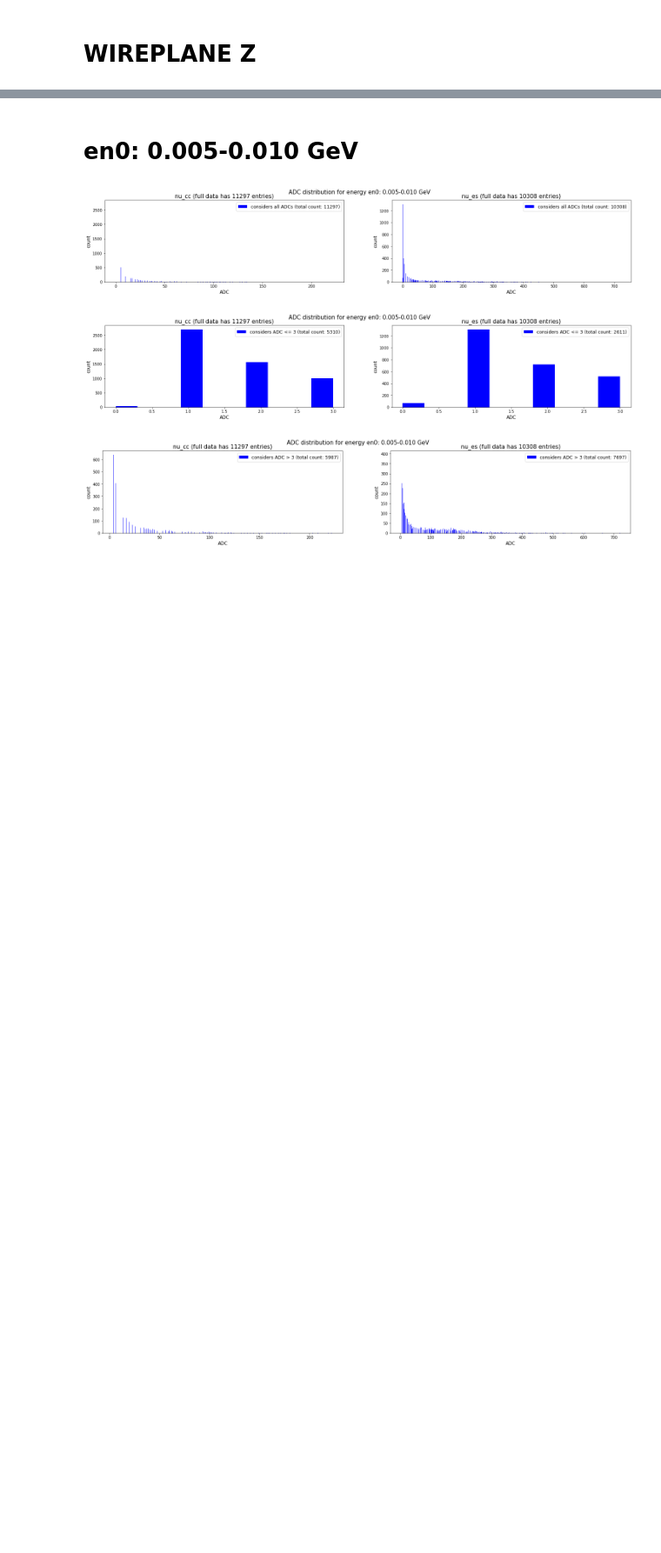
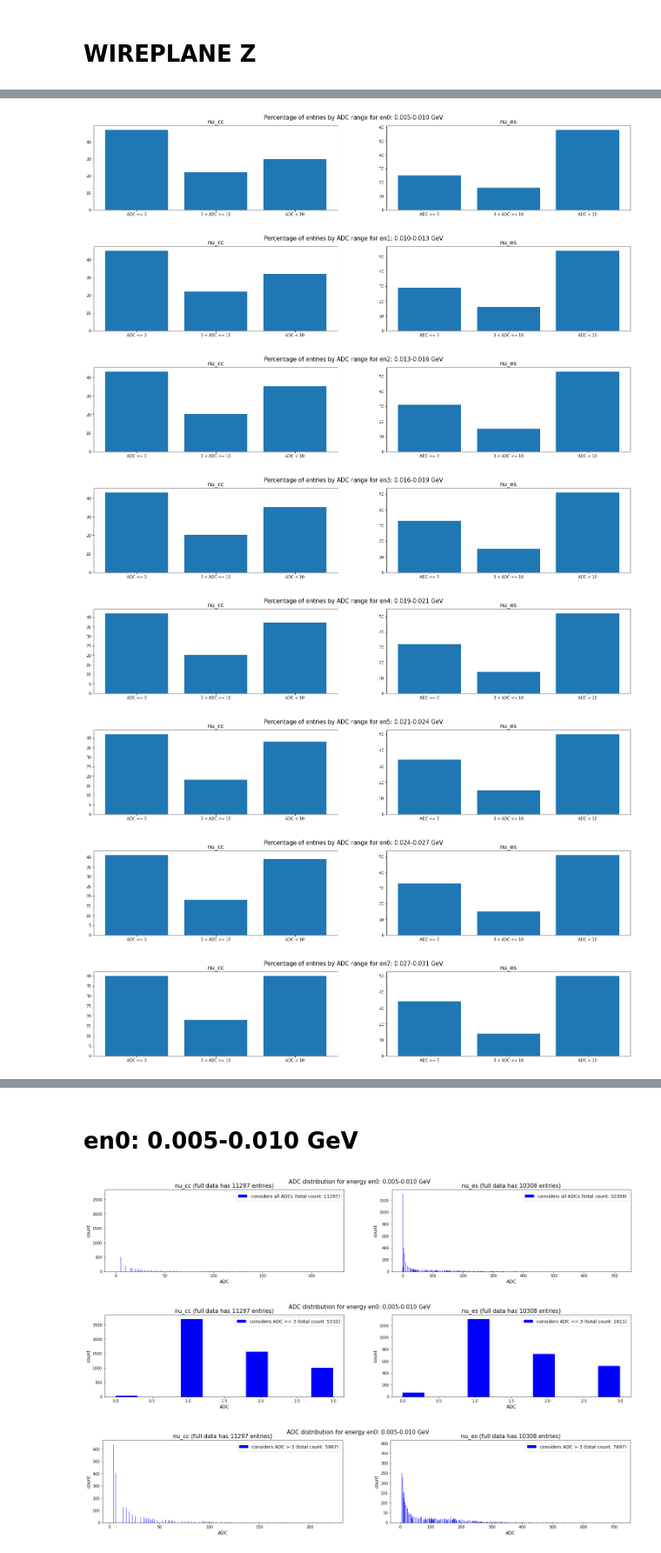
Before and after one commit to In-storage-compute/LArTPC-1DCNN-AutoEncoder, a Jupyter notebook: Neutrino-Trained -NewDataSet/adc_energy_range_Z.ipynb, the cells around one changed output, grey strips where cells are left out. Shown at 87% size. Cells and saved outputs as stored; diff of their text form; code cells hidden in the pictures; blank space fills up the shorter version.

```diff
--- a/Neutrino-Trained -NewDataSet/adc_energy_range_Z.ipynb
+++ b/Neutrino-Trained -NewDataSet/adc_energy_range_Z.ipynb
@@ -55,3 +55,9 @@ def get_adcs(path1, path2, energy_range):
         max_adcs_es.append(max(adc))
 
     return max_adcs_cc, max_adcs_es
+# %%
+for i in range(10):
+    max_adcs_cc, max_adcs_es = get_adcs(path_cc, path_es, "en"+str(i))
+    max_adcs_cc = np.array(max_adcs_cc)
+    max_adcs_es = np.array(max_adcs_es)
+    print(len(max_adcs_cc[max_adcs_cc < 0]), len(max_adcs_es[max_adcs_es < 0]))
@@ -173,3 +190,43 @@ def make_hist_adc(path1, path2, energy_range, adc_mode):
     #ax2.set_ylim(ylim_es)
     ax2.legend(fontsize=12)
     plt.show()
+# %%
+def get_percentage(adcs):
+    adcs = np.array(adcs)
+
+    adc_lt_3 = adcs[adcs <= 3]
+    lt_3_per = int(len(adc_lt_3)/len(adcs)*100)
+
+    fil1 = adcs[adcs > 3]
+    adc_3_10 = fil1[fil1 <= 10]
+    per_3_10 = int(len(adc_3_10)/len(adcs)*100)
+
+    adc_gt_10 = adcs[adcs > 10]
+    gt_10_per = int(len(adc_gt_10)/len(adcs)*100)
+    res = [lt_3_per, per_3_10, gt_10_per]
+    return res
+
+def make_per_hists(energy_range):
+    max_adcs_cc, max_adcs_es = get_adcs(path_cc, path_es, energy_range)
+
+    fig, (ax1, ax2) = plt.subplots(1, 2, figsize=(25, 4))
+    fig.suptitle('Percentage of entries by ADC range for ' + energy_range + ': ' + energies[energy_range], fontsize=15)
+    ranges = ["ADC <= 3", "3 < ADC <= 10", "ADC < 10"]
+    ax1.bar(ranges, get_percentage(max_adcs_cc))
+    ax1.set_title("nu_cc", fontsize=15)
+
+    ax2.bar(ranges, get_percentage(max_adcs_es))
+    ax2.set_title("nu_es", fontsize=15)
+    plt.show()
+# %%
+for i in range(10):
+    make_per_hists("en"+str(i))
+# %% [output]
+[figure, added]
+[figure, added]
+[figure, added]
+[figure, added]
+[figure, added]
+[figure, added]
+[figure, added]
+[figure, added]
```
Also changed, not shown: parts of 2 cells of this notebook, 16 other files.
